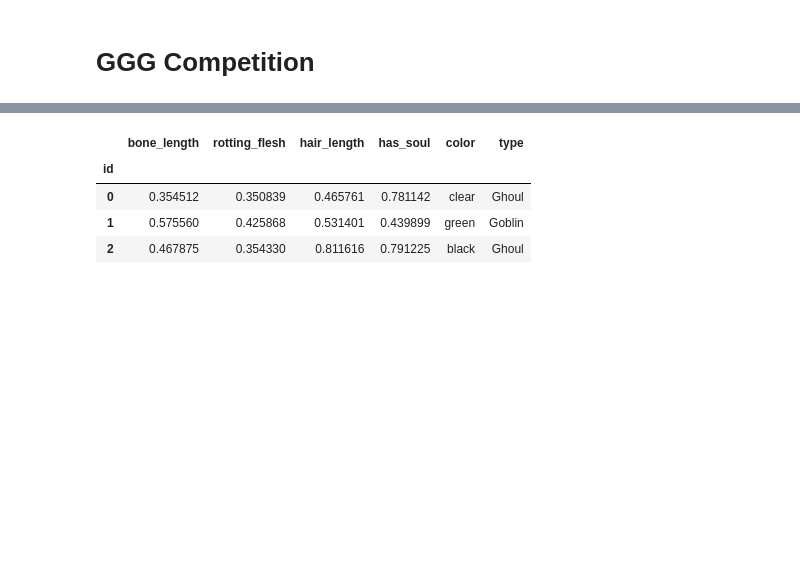
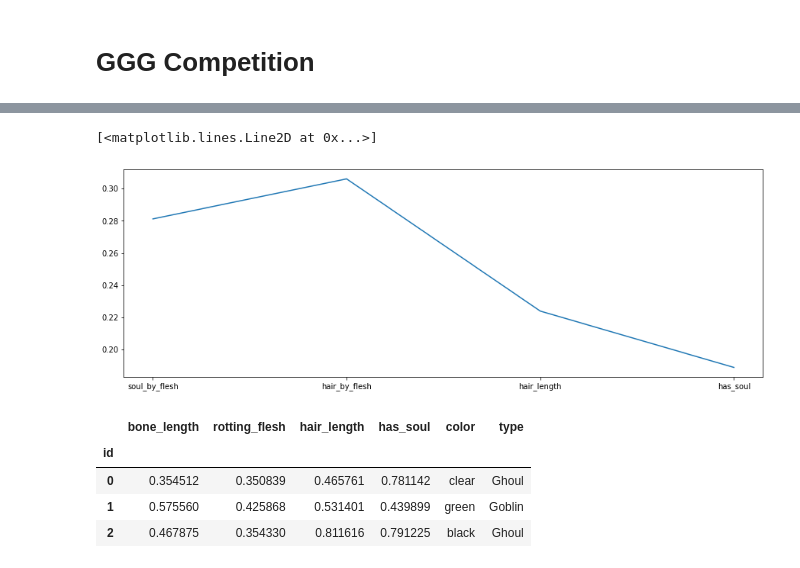
Before and after one commit to BRomanchuk/ML_projects, a Jupyter notebook: ghouls-goblins-and-ghosts-boo/GGG.ipynb, the cells around one changed output, grey strips where cells are left out. Cells and saved outputs as stored; diff of their text form; code cells hidden in the pictures; blank space fills up the shorter version.

```diff
--- a/ghouls-goblins-and-ghosts-boo/GGG.ipynb
+++ b/ghouls-goblins-and-ghosts-boo/GGG.ipynb
@@ -19,0 +47,23 @@ df = pd.concat([data.drop('type', axis=1), test], ignore_index=True)
+# %%
+df['hair_by_bone'] = df['hair_length'] / df['bone_length']
+df['soul_by_flesh'] = df['has_soul'] / df['rotting_flesh']
+
+df['hair_by_soul'] = df['hair_length'] / df['has_soul']
+df['hair_by_flesh'] = df['rotting_flesh'] / df['hair_length']
+df['bone_by_flesh'] = df['bone_length'] / df['rotting_flesh']
+
+df['soul_by_bone'] = df['bone_length'] / df['has_soul']
+# %%
+from sklearn.preprocessing import LabelEncoder
+
+le = LabelEncoder()
+y = le.fit_transform(data['type'])
+types = le.classes_
+
+df['color'] = le.fit_transform(df['color'])
+# %%
+# df.drop(['color'], axis=1, inplace=True)
+# df = df[['soul_by_flesh', 'hair_by_flesh', 'hair_length', 'has_soul']]
+
+train = df[:data.shape[0]]
+test = df[data.shape[0]:]
@@ -19,0 +82,6 @@ df = pd.concat([data.drop('type', axis=1), test], ignore_index=True)
+# %%
+from sklearn.ensemble import RandomForestClassifier
+
+model = RandomForestClassifier(n_estimators=100, max_depth=3, random_state=42)
+model.fit(train, y)
+predictions = model.predict(test)
@@ -20,3 +93,12 @@ df = pd.concat([data.drop('type', axis=1), test], ignore_index=True)
+# %%
+fi = model.feature_importances_
+fn = df.columns
+
+plt.rcParams["figure.figsize"] = (15,5)
+plt.plot(fn, fi)
+# %% [output]
+[<matplotlib.lines.Line2D at 0x...>]
+[figure, added]
 # %%
 data.head(3)
 # %% [output]
```
Also changed, not shown: parts of 7 cells of this notebook, 2 other files.
